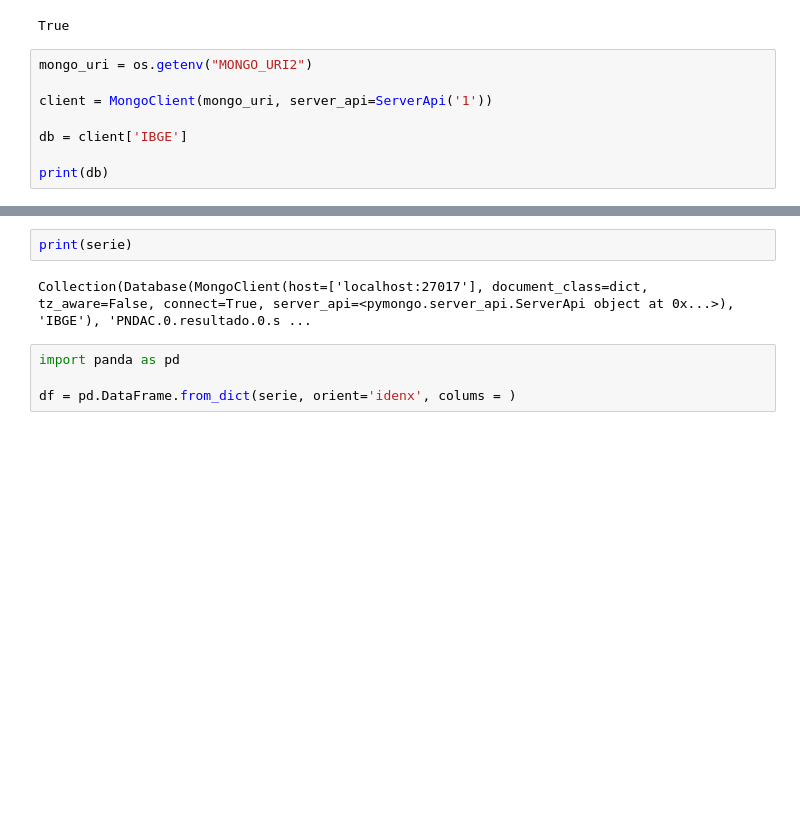
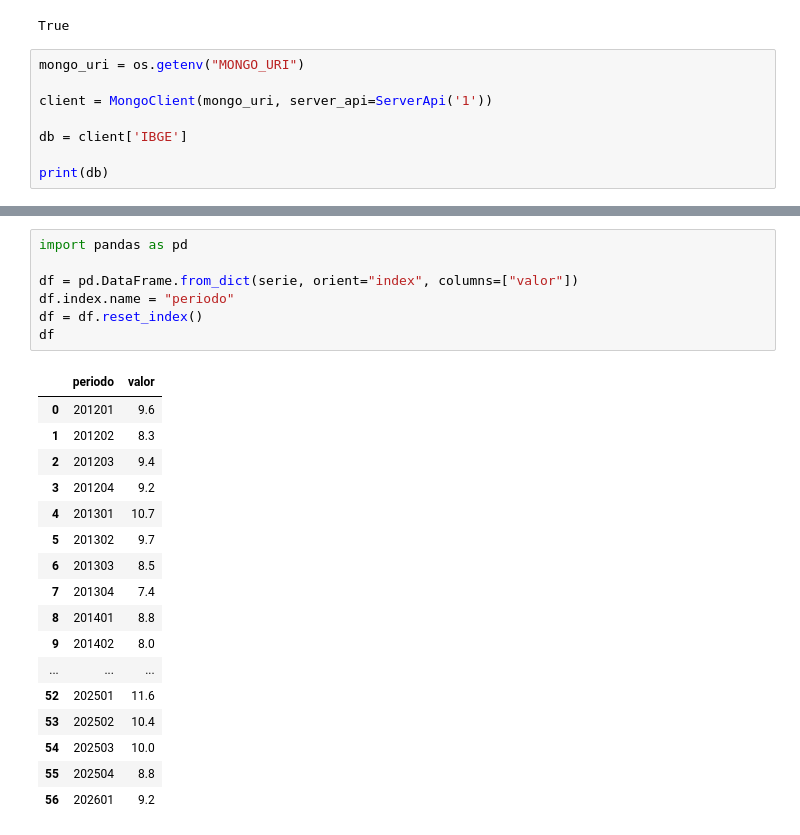
Before and after one commit to George-Gabryel/ProjEngDados202602-BD, a Jupyter notebook: transform.ipynb, the cells around one changed output, grey strips where cells are left out. Saved outputs shown, nothing was run; the diff lists cells and outputs as text; blank space fills up the shorter version.

```diff
--- a/transform.ipynb
+++ b/transform.ipynb
@@ -8,7 +8,7 @@ load_dotenv()
 # %% [output]
 True
 # %%
-mongo_uri = os.getenv("MONGO_URI2")
+mongo_uri = os.getenv("MONGO_URI")
 
 client = MongoClient(mongo_uri, server_api=ServerApi('1'))
 
@@ -24,8 +46,25 @@ serie = data[0]['resultado'][0]["serie"][0]["serie"]
-# %%
-print(serie)
-# %% [output]
-Collection(Database(MongoClient(host=['localhost:27017'], document_class=dict, tz_aware=False, connect=True, server_api=<pymongo.server_api.ServerApi object at 0x...>), 'IBGE'), 'PNDAC.0.resultado.0.s ...
-# %%
-import panda as pd
-
-df = pd.DataFrame.from_dict(serie, orient='idenx', colums = )
+# %%
+import pandas as pd
+
+df = pd.DataFrame.from_dict(serie, orient="index", columns=["valor"])
+df.index.name = "periodo"
+df = df.reset_index()
+df
+# %% [output]
+|  | periodo | valor |
+| 0 | 201201 | 9.6 |
+| 1 | 201202 | 8.3 |
+| 2 | 201203 | 9.4 |
+| 3 | 201204 | 9.2 |
+| 4 | 201301 | 10.7 |
+| 5 | 201302 | 9.7 |
+| 6 | 201303 | 8.5 |
+| 7 | 201304 | 7.4 |
+| 8 | 201401 | 8.8 |
+| 9 | 201402 | 8.0 |
+| ... | ... | ... |
+| 52 | 202501 | 11.6 |
+| 53 | 202502 | 10.4 |
+| 54 | 202503 | 10.0 |
+| 55 | 202504 | 8.8 |
+| 56 | 202601 | 9.2 |
```
Also changed, not shown: parts of 10 cells of this notebook, 5 other files.
